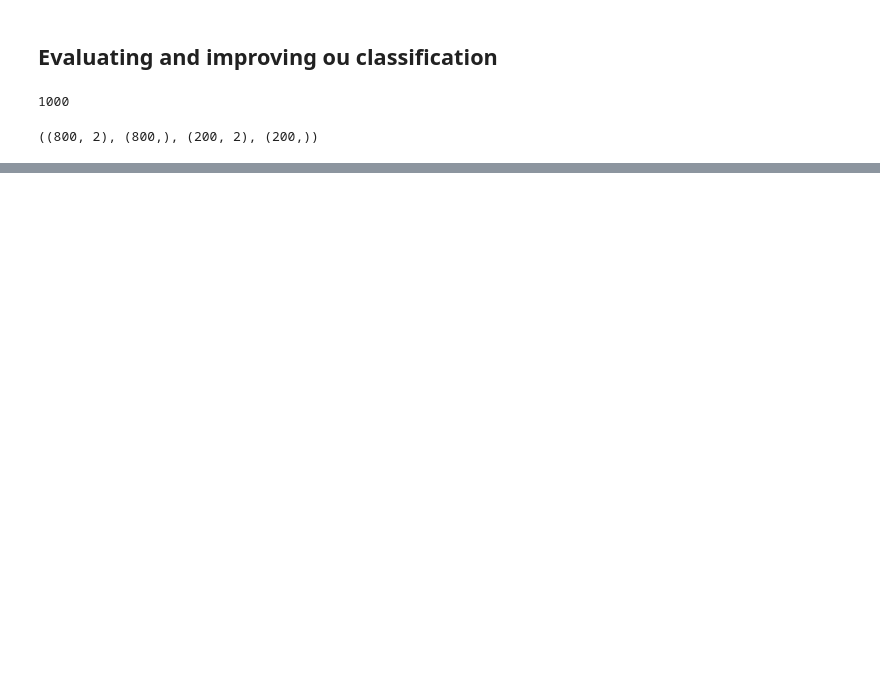
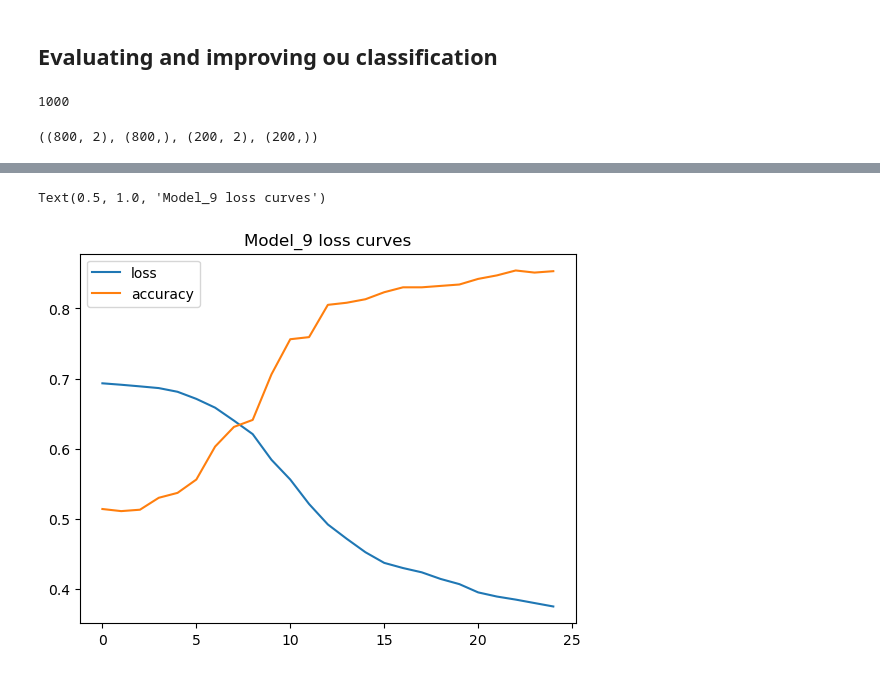
Before and after one commit to KajetanFrackowiak/tensorflow_fundamentals, a Jupyter notebook: 02_neural_network_classification_with_tensorflow.ipynb, the cells around one changed output, grey strips where cells are left out. Saved outputs shown, nothing was run; the diff lists cells and outputs as text; code cells hidden in the pictures; blank space fills up the shorter version.

```diff
--- a/02_neural_network_classification_with_tensorflow.ipynb
+++ b/02_neural_network_classification_with_tensorflow.ipynb
@@ -965,25 +1003,25 @@ import datetime
 tf.random.set_seed(42)
 
 # 1. Create a model
-model = tf.keras.Sequential([
+model_8 = tf.keras.Sequential([
     tf.keras.layers.Dense(4, activation="relu"),
     tf.keras.layers.Dense(4, activation="relu"),
     tf.keras.layers.Dense(1, activation="sigmoid")  # Add activation="sigmoid"
 ])
 
 # 2. Compile the model
-model.compile(loss=tf.keras.losses.BinaryCrossentropy(),
+model_8.compile(loss=tf.keras.losses.BinaryCrossentropy(),
               optimizer=tf.keras.optimizers.Adam(learning_rate=0.01),
               metrics=["accuracy"])  # Use a list for metrics
 
 # Specify absolute path for TensorBoard logs
 absolute_path = os.path.abspath(
-    "C:\\Users\\Kajetan\\tensorflow_fundamentals-main\\logs\\fit"
+    "C:\\Users\\kajte\\tensorflow_fundamentals\\logs\\fit"
 )
 
 # Set up TensorBoard callback
 tensorboard_callback = tf.keras.callbacks.TensorBoard(log_dir=absolute_path)
 
 # 3. Fit the model
-model.fit(X, y, epochs=25, callbacks=[tensorboard_callback])
+history = model_8.fit(X, y, epochs=25, callbacks=[tensorboard_callback])
 # %% [output]
@@ -992,0 +1112,7 @@ NameError: name 'tf' is not defined
+# %%
+# plot the loss curves
+pd.DataFrame(history.history).plot()
+plt.title("Model_9 loss curves");
+# %% [output]
+Text(0.5, 1.0, 'Model_9 loss curves')
+[figure, added]
```
Also changed, not shown: parts of 25 cells of this notebook.
